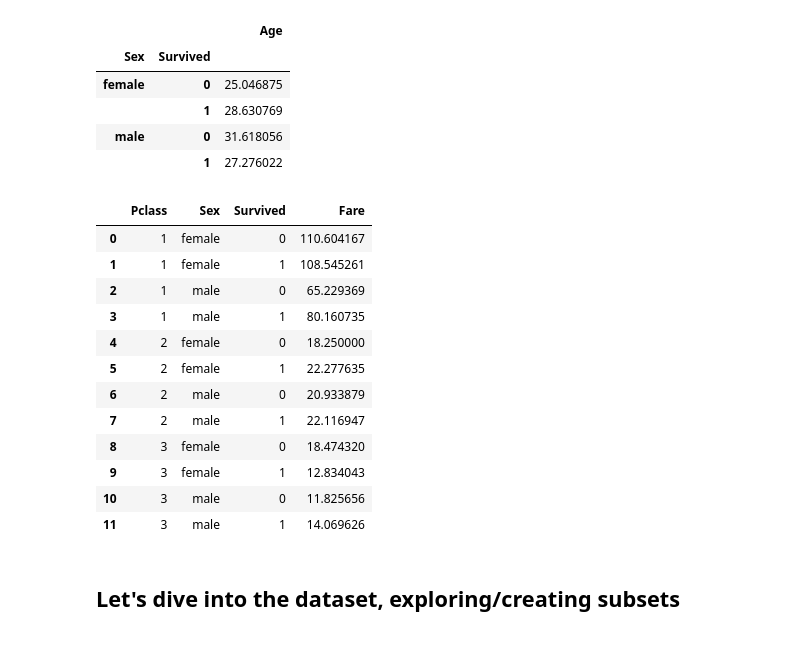
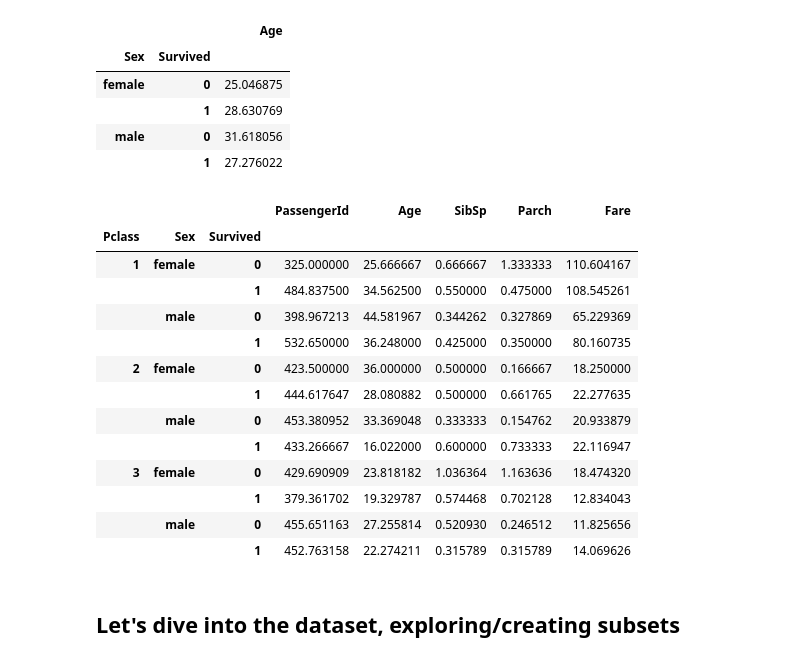
Before and after one commit to NathanZorndorf/DSI-SF-5-mirror, a Jupyter notebook: curriculum/week-02/Python/Pandas/6.1 Grouping Code Along.ipynb, the cells around one changed output. Cells and saved outputs as stored; diff of their text form; code cells hidden in the pictures.

```diff
--- a/curriculum/week-02/Python/Pandas/6.1 Grouping Code Along.ipynb
+++ b/curriculum/week-02/Python/Pandas/6.1 Grouping Code Along.ipynb
@@ -22,7 +22,7 @@ import matplotlib.pyplot as plt
 A description of the data set features can be found [here](https://www.kaggle.com/c/titanic/data)
 # %%
 # If your DSI repo is not store on your home directory, you'll need to change the file path
-path_to_file = '~/DSI-SF-5/datasets/titanic/titanic_clean.csv'
+path_to_file = '~/Desktop/DSI-SF-5-fork/DSI-SF-5/datasets/titanic/titanic_clean.csv'
 titanic = pd.read_csv(path_to_file)
 # %%
 ## What can we tell about the entire dataset?
@@ -201,21 +201,24 @@ titanic.groupby( ['Sex', 'Survived'], as_index=True)[ ['Age'] ].mean()
 # %%
 ### Lets find the Average Fare passengers paid by Class, Sex and Survivorship
     ## use apply, rename the the Fare column as Aver_Fare
-titanic.groupby(['Pclass', 'Sex', 'Survived'])['Fare'].mean().reset_index()
+#titanic.groupby(['Pclass', 'Sex', 'Survived'])['Fare'].mean().reset_index()
+#titanic.groupby(['Pclass', 'Sex', 'Survived'])['Fare'].mean()
+titanic.groupby(['Pclass', 'Sex', 'Survived']).mean()
 # %% [output]
-|  | Pclass | Sex | Survived | Fare |
-| 0 | 1 | female | 0 | 110.604167 |
-| 1 | 1 | female | 1 | 108.545261 |
-| 2 | 1 | male | 0 | 65.229369 |
-| 3 | 1 | male | 1 | 80.160735 |
-| 4 | 2 | female | 0 | 18.250000 |
-| 5 | 2 | female | 1 | 22.277635 |
-| 6 | 2 | male | 0 | 20.933879 |
-| 7 | 2 | male | 1 | 22.116947 |
-| 8 | 3 | female | 0 | 18.474320 |
-| 9 | 3 | female | 1 | 12.834043 |
-| 10 | 3 | male | 0 | 11.825656 |
-| 11 | 3 | male | 1 | 14.069626 |
+|  |  |  | PassengerId | Age | SibSp | Parch | Fare |
+| Pclass | Sex | Survived |  |  |  |  |  |
+| 1 | female | 0 | 325.000000 | 25.666667 | 0.666667 | 1.333333 | 110.604167 |
+|  |  | 1 | 484.837500 | 34.562500 | 0.550000 | 0.475000 | 108.545261 |
+|  | male | 0 | 398.967213 | 44.581967 | 0.344262 | 0.327869 | 65.229369 |
+|  |  | 1 | 532.650000 | 36.248000 | 0.425000 | 0.350000 | 80.160735 |
+| 2 | female | 0 | 423.500000 | 36.000000 | 0.500000 | 0.166667 | 18.250000 |
+|  |  | 1 | 444.617647 | 28.080882 | 0.500000 | 0.661765 | 22.277635 |
+|  | male | 0 | 453.380952 | 33.369048 | 0.333333 | 0.154762 | 20.933879 |
+|  |  | 1 | 433.266667 | 16.022000 | 0.600000 | 0.733333 | 22.116947 |
+| 3 | female | 0 | 429.690909 | 23.818182 | 1.036364 | 1.163636 | 18.474320 |
+|  |  | 1 | 379.361702 | 19.329787 | 0.574468 | 0.702128 | 12.834043 |
+|  | male | 0 | 455.651163 | 27.255814 | 0.520930 | 0.246512 | 11.825656 |
+|  |  | 1 | 452.763158 | 22.274211 | 0.315789 | 0.315789 | 14.069626 |
 # %% [markdown]
 ## Let's dive into the dataset, exploring/creating subsets
 # %% [markdown]
```
Also changed, not shown: parts of 6 cells of this notebook.
